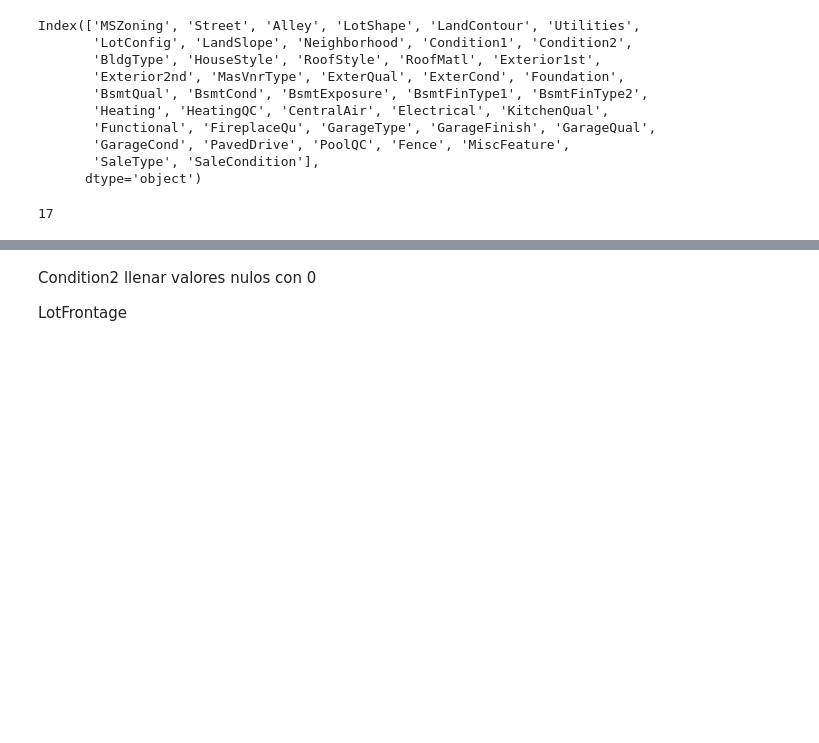
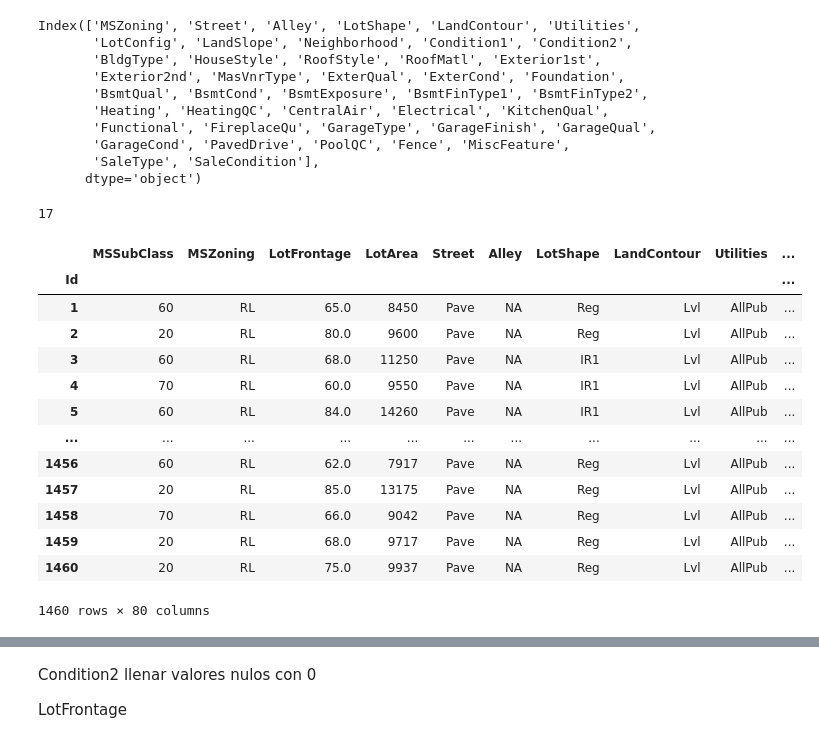
Before and after one commit to danieldhats7/Advanced_Regression_Techniques, a Jupyter notebook: notebooks/02_One-hot.ipynb, the cells around one changed output, grey strips where cells are left out. Saved outputs shown, nothing was run; the diff lists cells and outputs as text; code cells hidden in the pictures; blank space fills up the shorter version.

```diff
--- a/notebooks/02_One-hot.ipynb
+++ b/notebooks/02_One-hot.ipynb
@@ -66,11 +71,13 @@ Fence = ['NA','MnWw','GdWo','MnPrv','GdPrv']
 # fil GarageYrBlt na values with most frecuente
 # change value None of MasVnrType to NA
 
-col_fil_NA = ['Alley','MasVnrType','BsmtQual','BsmtCond','BsmtExposure','BsmtFinType1','BsmtFinType2','FireplaceQu','GarageType','GarageFinish','GarageQual','GarageCond','PoolQC','Fence','MiscFeature']
-col_fill_0 = ['LotFrontage','MasVnrArea']
+col_fill_NA = ['Alley','MasVnrType','BsmtQual','BsmtCond','BsmtExposure','BsmtFinType1','BsmtFinType2','FireplaceQu','GarageType','GarageFinish','GarageQual','GarageCond','PoolQC','Fence','MiscFeature']
+col_fill_0 = ['LotFrontage','MasVnrArea','BsmtFullBath','BsmtHalfBath','BsmtFinSF2','GarageArea','BsmtFinSF1','GarageCars','TotalBsmtSF','BsmtUnfSF']
+col_fill_mf = ['MSZoning','Electrical','GarageYrBlt','Functional','Utilities','Exterior2nd','Exterior1st','SaleType','KitchenQual']
 
+ordinal_cols_categories = [LotShape,Utilities,LandSlope, HouseStyle,ExterQual, ExterCond, BsmtQual, BsmtCond, BsmtExposure, BsmtFinType1, BsmtFinType2, HeatingQC, CentralAir, Electrical, KitchenQual, Functional, FireplaceQu, GarageType, GarageFinish, GarageQual, GarageCond, PavedDrive, PoolQC, Fence]
+ordinal_cols = ['LotShape','Utilities','LandSlope', 'HouseStyle','ExterQual', 'ExterCond', 'BsmtQual', 'BsmtCond', 'BsmtExposure', 'BsmtFinType1', 'BsmtFinType2', 'HeatingQC', 'CentralAir', 'Electrical', 'KitchenQual', 'Functional', 'FireplaceQu', 'GarageType', 'GarageFinish', 'GarageQual', 'GarageCond', 'PavedDrive', 'PoolQC', 'Fence']
 
-ordinal_cols = [LotShape,Utilities,LandSlope, HouseStyle,ExterQual, ExterCond, BsmtQual, BsmtCond, BsmtExposure, BsmtFinType1, BsmtFinType2, HeatingQC, CentralAir, Electrical, KitchenQual, Functional, FireplaceQu, GarageType, GarageFinish, GarageQual, GarageCond, PavedDrive, PoolQC, Fence]
 # antes de ejecutar oh, rellenar los na de MiscFeature y Alley con 'NA'
 oh_cols = ['MSZoning','Street','Alley','LandContour','LotConfig','Neighborhood', 'Condition1','Condition2','BldgType','RoofStyle','RoofMatl','Exterior1st','Exterior2nd', 'MasVnrType','Foundation','Heating','MiscFeature','SaleType','SaleCondition']
 # %%
@@ -78,2 +85,22 @@ len(col_fil_NA) + len(col_fill_0)
 # %% [output]
 17
+# %%
+df[col_fill_NA] = df[col_fill_NA].fillna('NA')
+df[col_fill_0] = df[col_fill_0].fillna(0)
+
+df.replace('None', 'NA')
+# %% [output]
+|  | MSSubClass | MSZoning | LotFrontage | LotArea | Street | Alley | LotShape | LandContour | Utilities | ... |
+| Id |  |  |  |  |  |  |  |  |  | ... |
+| 1 | 60 | RL | 65.0 | 8450 | Pave | NA | Reg | Lvl | AllPub | ... |
+| 2 | 20 | RL | 80.0 | 9600 | Pave | NA | Reg | Lvl | AllPub | ... |
+| 3 | 60 | RL | 68.0 | 11250 | Pave | NA | IR1 | Lvl | AllPub | ... |
+| 4 | 70 | RL | 60.0 | 9550 | Pave | NA | IR1 | Lvl | AllPub | ... |
+| 5 | 60 | RL | 84.0 | 14260 | Pave | NA | IR1 | Lvl | AllPub | ... |
+| ... | ... | ... | ... | ... | ... | ... | ... | ... | ... | ... |
+| 1456 | 60 | RL | 62.0 | 7917 | Pave | NA | Reg | Lvl | AllPub | ... |
+| 1457 | 20 | RL | 85.0 | 13175 | Pave | NA | Reg | Lvl | AllPub | ... |
+| 1458 | 70 | RL | 66.0 | 9042 | Pave | NA | Reg | Lvl | AllPub | ... |
+| 1459 | 20 | RL | 68.0 | 9717 | Pave | NA | Reg | Lvl | AllPub | ... |
+| 1460 | 20 | RL | 75.0 | 9937 | Pave | NA | Reg | Lvl | AllPub | ... |
+1460 rows × 80 columns
```
Also changed, not shown: parts of 29 cells of this notebook, 1 other file.
